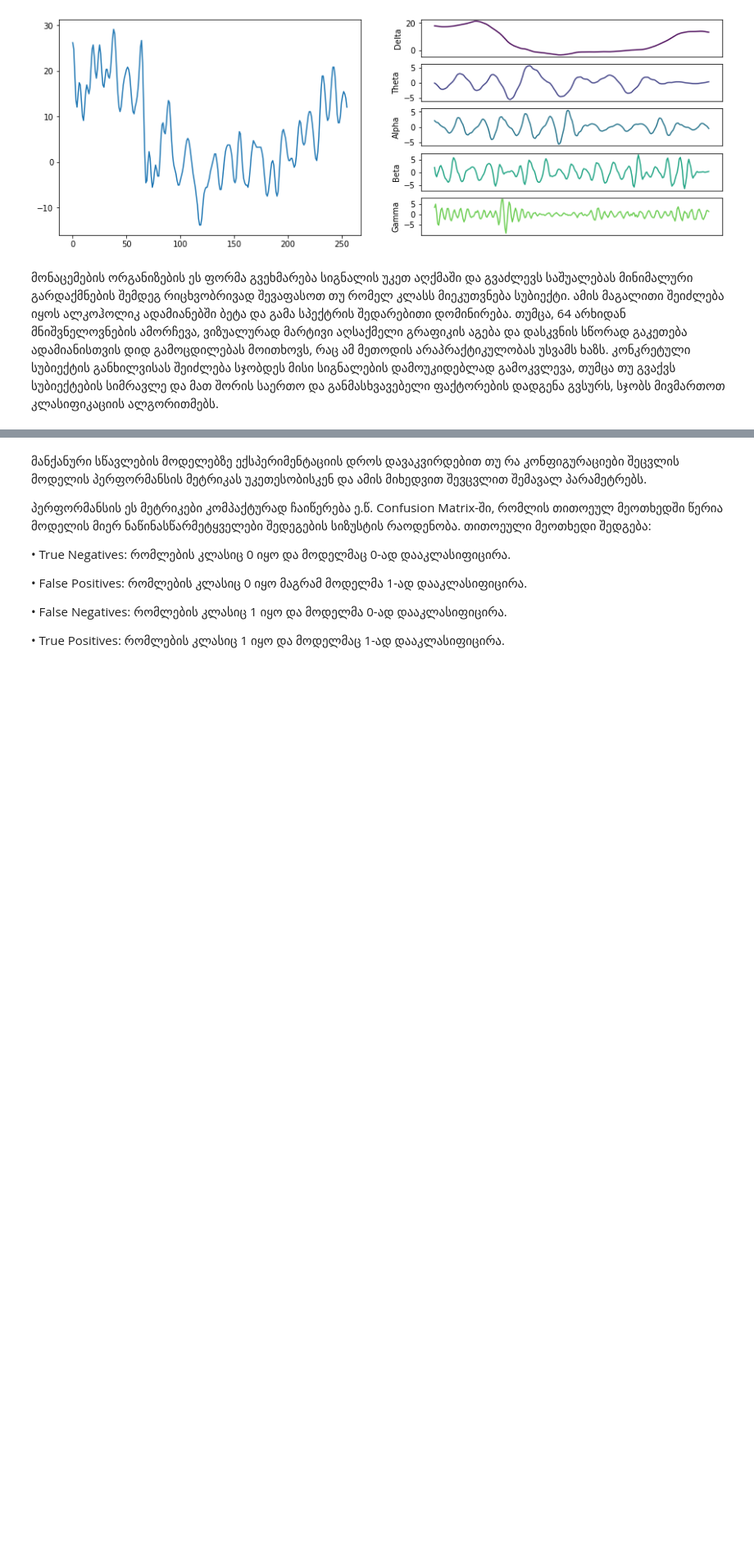
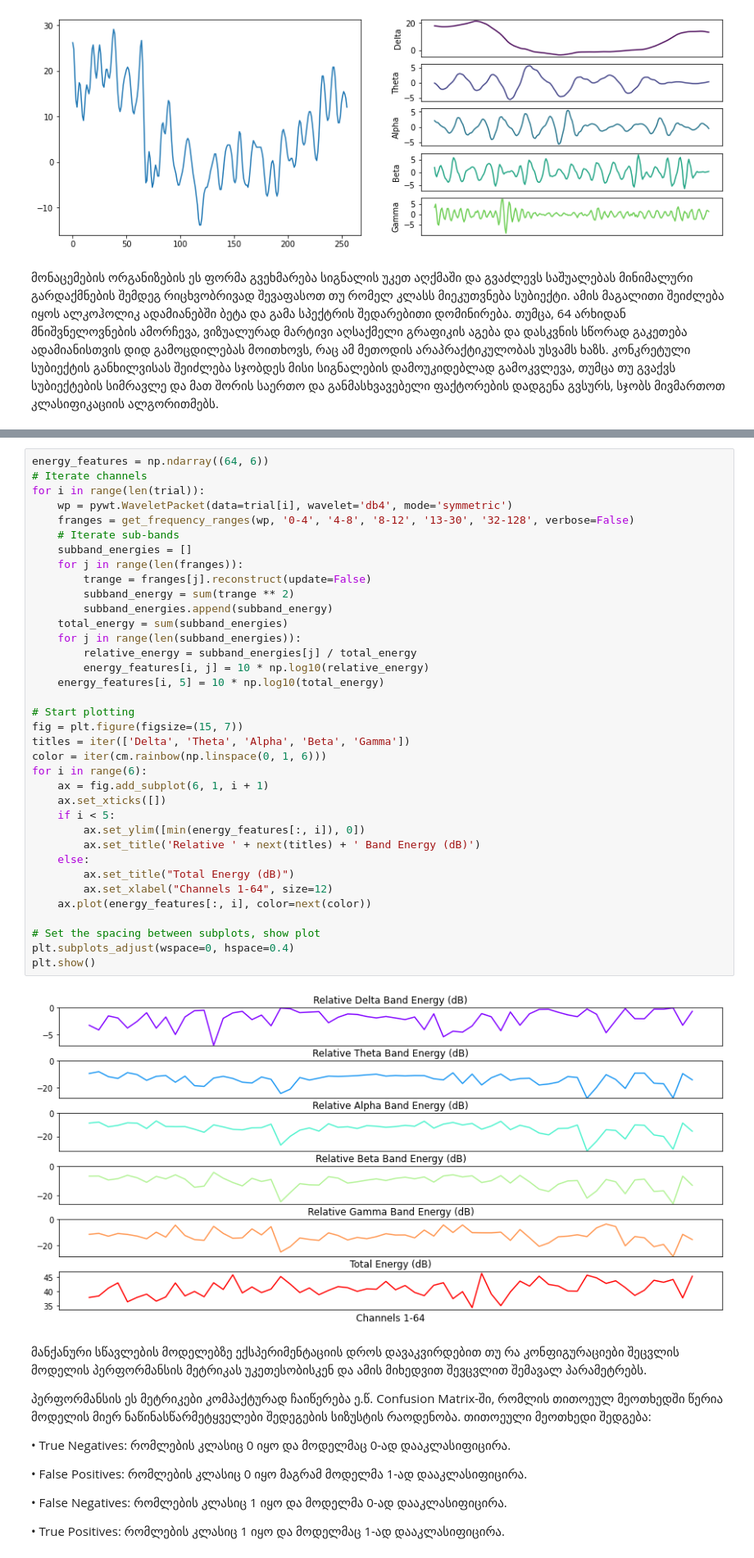
Before and after one commit to lnadi17/eeg-data-analysis, a Jupyter notebook: small-dataset/small-dataset-test.ipynb, the cells around one changed output, grey strips where cells are left out. Shown at 82% size. Cells and saved outputs as stored; diff of their text form; blank space fills up the shorter version.

```diff
--- a/small-dataset/small-dataset-test.ipynb
+++ b/small-dataset/small-dataset-test.ipynb
@@ -577,3 +581,41 @@ plt.show()
+# %%
+energy_features = np.ndarray((64, 6))
+# Iterate channels
+for i in range(len(trial)):
+    wp = pywt.WaveletPacket(data=trial[i], wavelet='db4', mode='symmetric')
+    franges = get_frequency_ranges(wp, '0-4', '4-8', '8-12', '13-30', '32-128', verbose=False)
+    # Iterate sub-bands
+    subband_energies = []
+    for j in range(len(franges)):
+        trange = franges[j].reconstruct(update=False)
+        subband_energy = sum(trange ** 2)
+        subband_energies.append(subband_energy)
+    total_energy = sum(subband_energies)
+    for j in range(len(subband_energies)):
+        relative_energy = subband_energies[j] / total_energy
+        energy_features[i, j] = 10 * np.log10(relative_energy)
+    energy_features[i, 5] = 10 * np.log10(total_energy)
+
+# Start plotting
+fig = plt.figure(figsize=(15, 7))
+titles = iter(['Delta', 'Theta', 'Alpha', 'Beta', 'Gamma'])
+color = iter(cm.rainbow(np.linspace(0, 1, 6)))
+for i in range(6):
+    ax = fig.add_subplot(6, 1, i + 1)
+    ax.set_xticks([])
+    if i < 5:
+        ax.set_ylim([min(energy_features[:, i]), 0])
+        ax.set_title('Relative ' + next(titles) + ' Band Energy (dB)')
+    else:
+        ax.set_title("Total Energy (dB)")
+        ax.set_xlabel("Channels 1-64", size=12)
+    ax.plot(energy_features[:, i], color=next(color))
+
+# Set the spacing between subplots, show plot
+plt.subplots_adjust(wspace=0, hspace=0.4)
+plt.show()
+# %% [output]
+[figure, added]
 # %% [markdown]
 მანქანური სწავლების მოდელებზე ექსპერიმენტაციის დროს დავაკვირდებით თუ რა კონფიგურაციები შეცვლის მოდელის პერფორმანსის მეტრიკას უკეთესობისკენ და ამის მიხედვით შევცვლით შემავალ პარამეტრებს.
 
```
Also changed, not shown: parts of 2 cells of this notebook.
